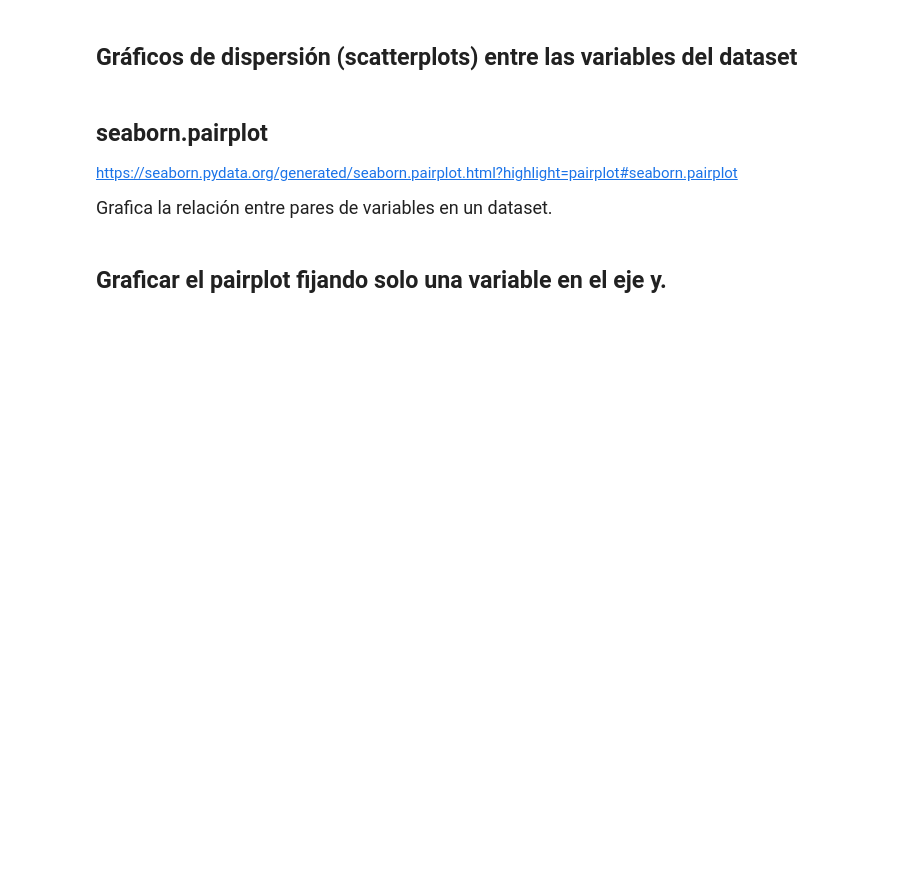
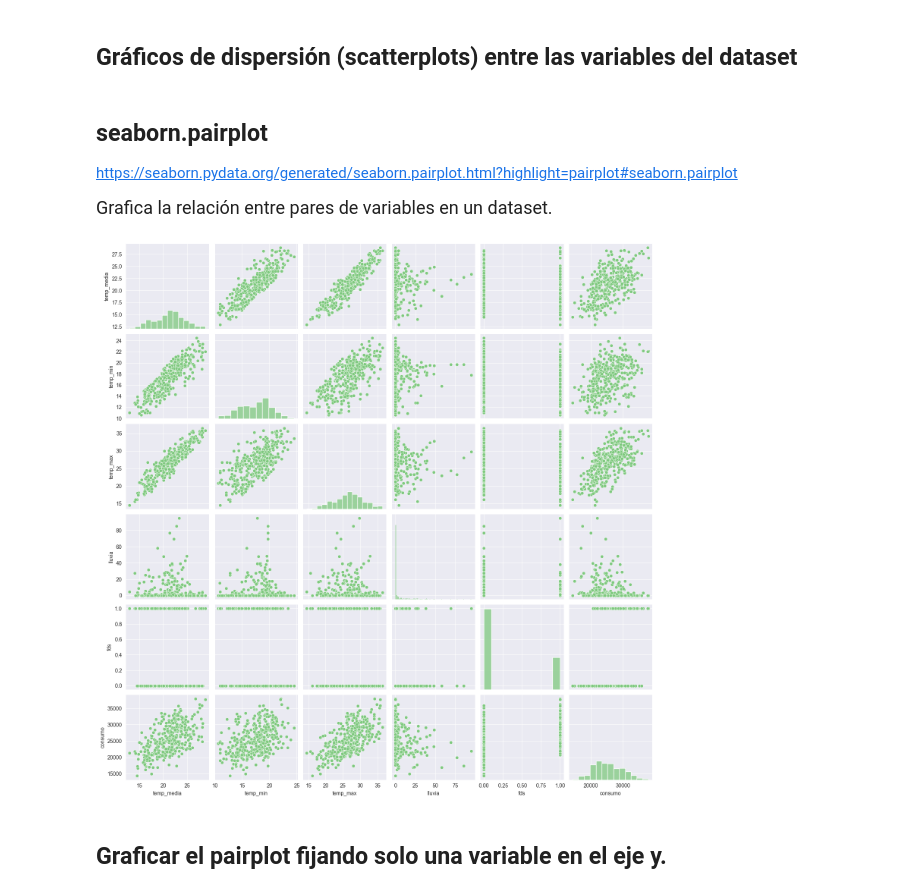
Before and after one commit to Luis1g/Regresion-Lineal-1, a Jupyter notebook: Regresión_Lineal.ipynb, the cells around one changed output. Saved outputs shown, nothing was run; the diff lists cells and outputs as text; code cells hidden in the pictures; blank space fills up the shorter version.

```diff
--- a/Regresión_Lineal.ipynb
+++ b/Regresión_Lineal.ipynb
@@ -222,5 +222,9 @@ ax
 https://seaborn.pydata.org/generated/seaborn.pairplot.html?highlight=pairplot#seaborn.pairplot
 
 <p style='font-size: 18px; line-height: 2; margin: 10px 50px; text-align: justify;'>Grafica la relación entre pares de variables en un dataset.</p>
+# %%
+ax = sns.pairplot(datos)
+# %% [output]
+[figure, added]
 # %% [markdown]
 ## Graficar el pairplot fijando solo una variable en el eje y.
```
Also changed, not shown: parts of 7 cells of this notebook.
